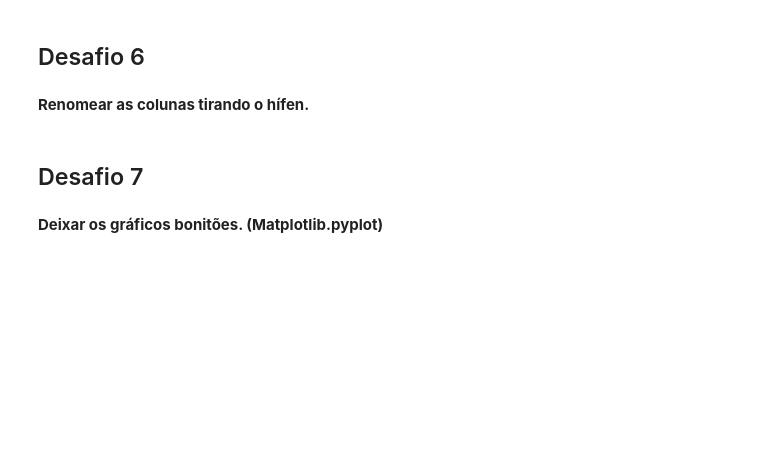
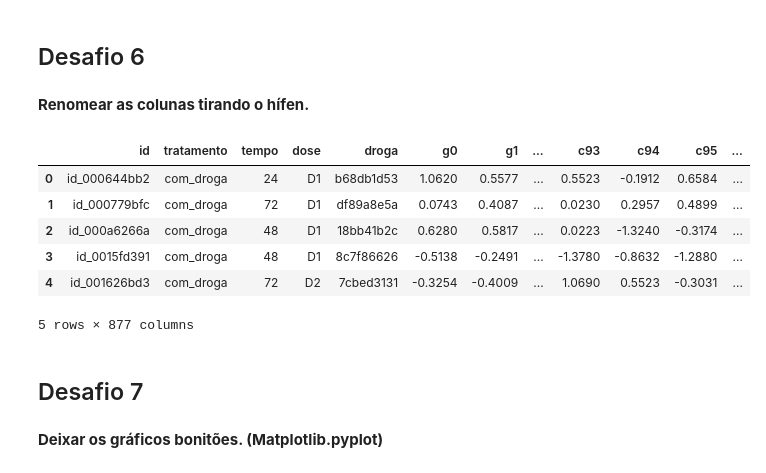
Before and after one commit to LincolnVS/ImersaoDadosAlura, a Jupyter notebook: Aula_01_Desafios.ipynb, the cells around one changed output. Saved outputs shown, nothing was run; the diff lists cells and outputs as text; code cells hidden in the pictures; blank space fills up the shorter version.

```diff
--- a/Aula_01_Desafios.ipynb
+++ b/Aula_01_Desafios.ipynb
@@ -203,6 +224,22 @@ Name: droga, dtype: int64
 ## Desafio 6
 # %% [markdown]
 **Renomear as colunas tirando o hífen.**
+# %%
+dados_sem_hifen = dados.copy()
+
+colunas = dados_sem_hifen.columns
+novas_colunas = [coluna.replace('-', '') for coluna in colunas]
+
+dados_sem_hifen.columns = novas_colunas
+dados_sem_hifen.head()
+# %% [output]
+|  | id | tratamento | tempo | dose | droga | g0 | g1 | ... | c93 | c94 | c95 | ... |
+| 0 | id_000644bb2 | com_droga | 24 | D1 | b68db1d53 | 1.0620 | 0.5577 | ... | 0.5523 | -0.1912 | 0.6584 | ... |
+| 1 | id_000779bfc | com_droga | 72 | D1 | df89a8e5a | 0.0743 | 0.4087 | ... | 0.0230 | 0.2957 | 0.4899 | ... |
+| 2 | id_000a6266a | com_droga | 48 | D1 | 18bb41b2c | 0.6280 | 0.5817 | ... | 0.0223 | -1.3240 | -0.3174 | ... |
+| 3 | id_0015fd391 | com_droga | 48 | D1 | 8c7f86626 | -0.5138 | -0.2491 | ... | -1.3780 | -0.8632 | -1.2880 | ... |
+| 4 | id_001626bd3 | com_droga | 72 | D2 | 7cbed3131 | -0.3254 | -0.4009 | ... | 1.0690 | 0.5523 | -0.3031 | ... |
+5 rows × 877 columns
 # %% [markdown]
 ## Desafio 7
 # %% [markdown]
```
Also changed, not shown: parts of 5 cells of this notebook.
